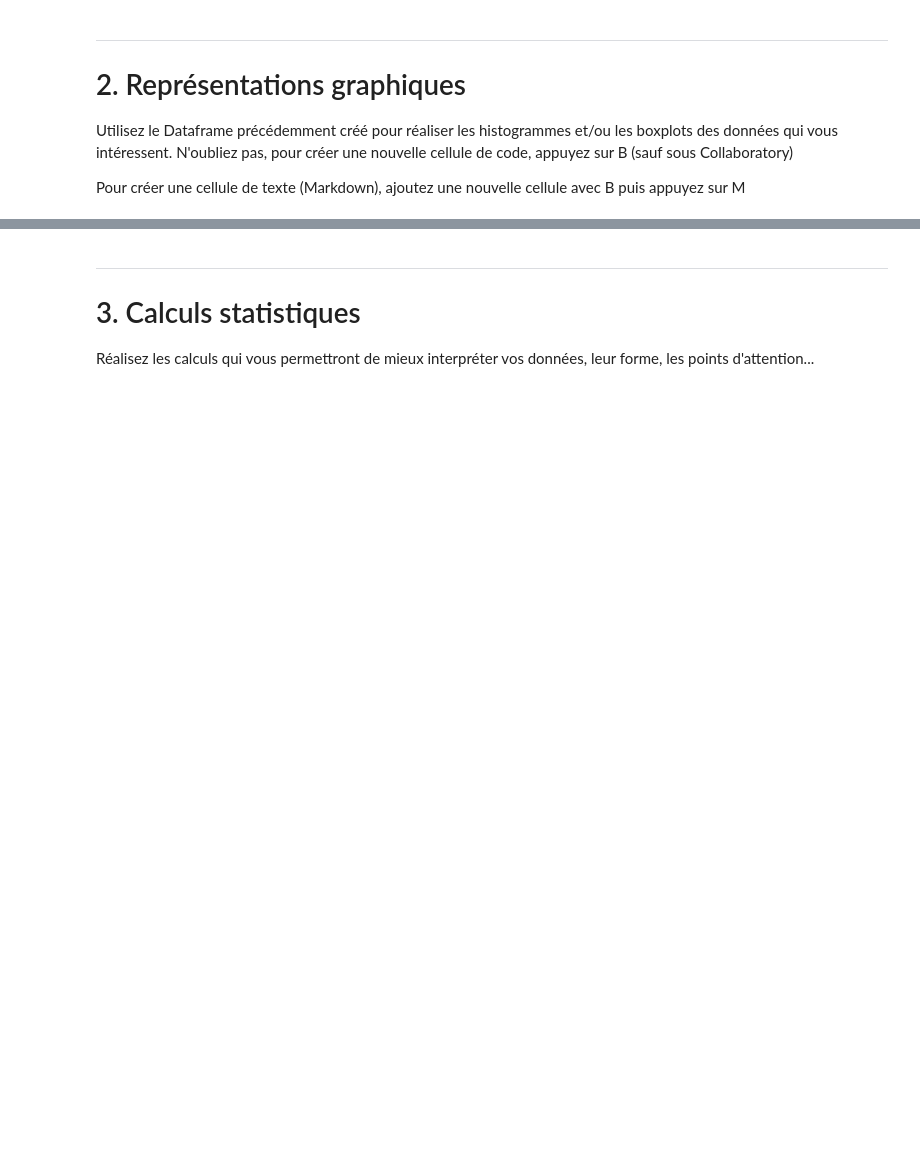
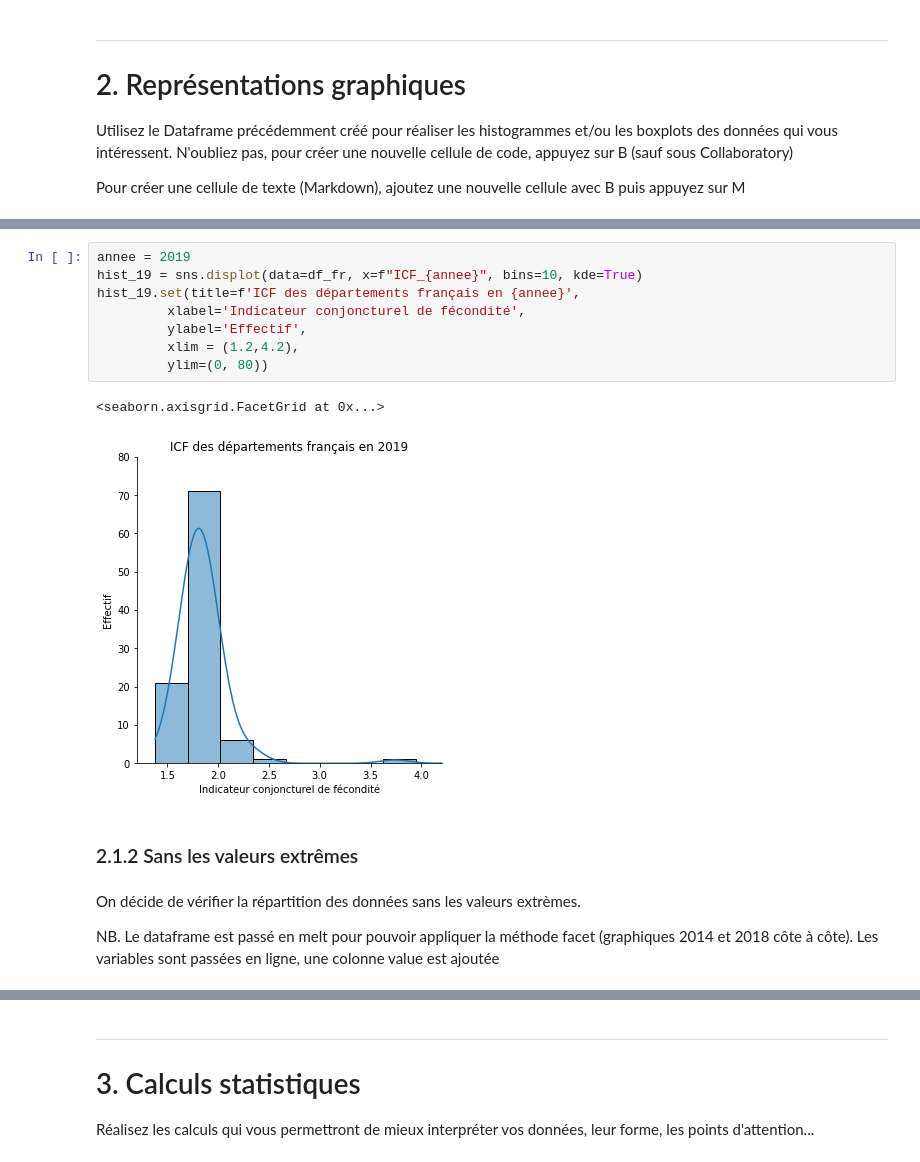
Before and after one commit to fbxyz/ENSG_L1_cartostat, a Jupyter notebook: td/TD1_analyse_univarie_partie2.ipynb, the cells around one changed output, grey strips where cells are left out. Cells and saved outputs as stored; diff of their text form; blank space fills up the shorter version.

```diff
--- a/td/TD1_analyse_univarie_partie2.ipynb
+++ b/td/TD1_analyse_univarie_partie2.ipynb
@@ -72,0 +125,17 @@ Pour créer une cellule de texte (Markdown), ajoutez une nouvelle cellule avec B
+# %%
+annee = 2019
+hist_19 = sns.displot(data=df_fr, x=f"ICF_{annee}", bins=10, kde=True)
+hist_19.set(title=f'ICF des départements français en {annee}',
+         xlabel='Indicateur conjoncturel de fécondité',
+         ylabel='Effectif',
+         xlim = (1.2,4.2),
+         ylim=(0, 80))
+# %% [output]
+<seaborn.axisgrid.FacetGrid at 0x...>
+[figure, added]
+# %% [markdown]
+### 2.1.2 Sans les valeurs extrêmes
+# %% [markdown]
+On décide de vérifier la répartition des données sans les valeurs extrèmes.
+
+NB. Le dataframe est passé en melt pour pouvoir appliquer la méthode facet (graphiques 2014 et 2018 côte à côte). Les variables sont passées en ligne, une colonne value est ajoutée
```
Also changed, not shown: parts of 41 cells of this notebook, 25 other files.
